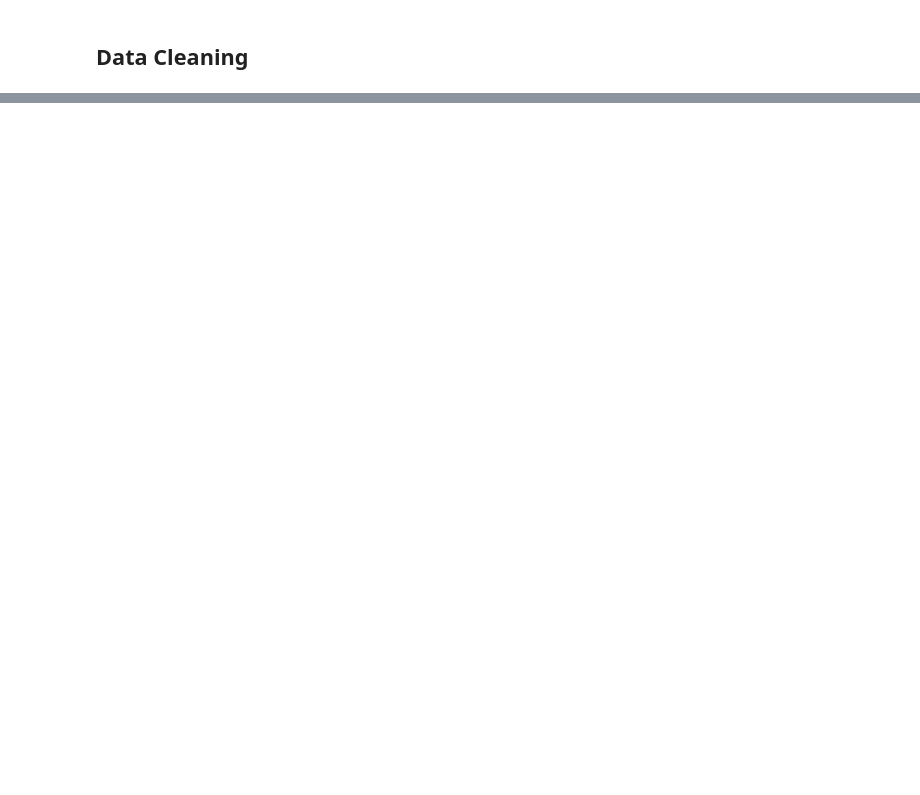
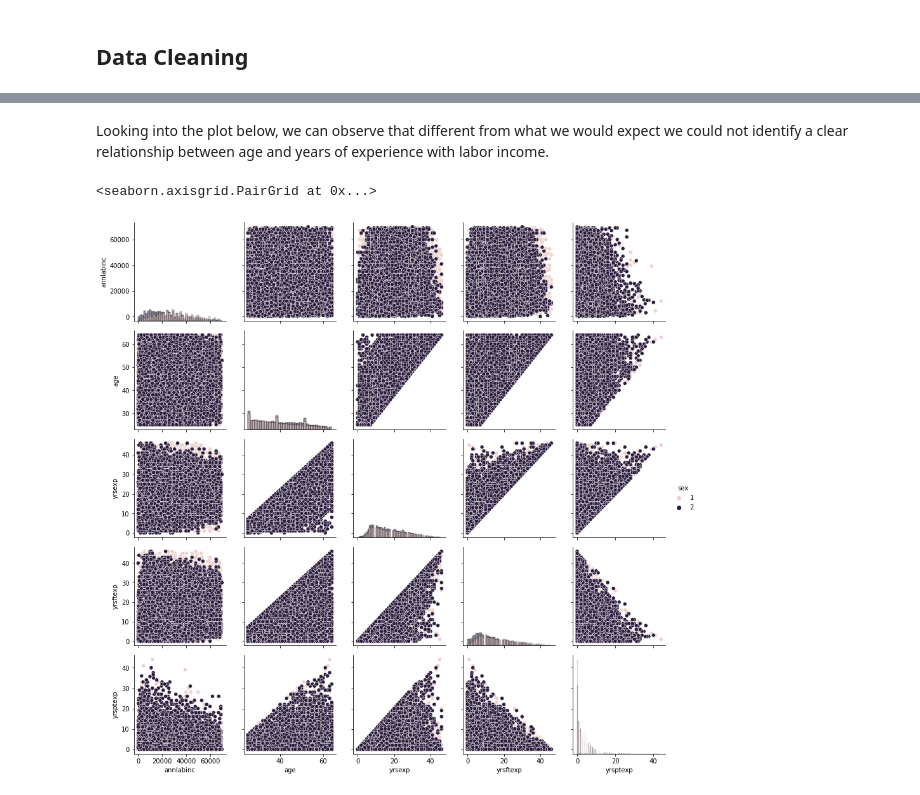
Before and after one commit to jcalvesoliveira/gender-pay-gap, a Jupyter notebook: notebooks/1.0-jo-initial-data-exploration.ipynb, the cells around one changed output, grey strips where cells are left out. Cells and saved outputs as stored; diff of their text form; code cells hidden in the pictures; blank space fills up the shorter version.

```diff
--- a/notebooks/1.0-jo-initial-data-exploration.ipynb
+++ b/notebooks/1.0-jo-initial-data-exploration.ipynb
@@ -175,0 +176,10 @@ Name: annlabinc, dtype: float64
+# %% [markdown]
+Looking into the plot below, we can observe that different from what we would expect we could not identify a clear relationship between age and years of experience with labor income.
+# %%
+g = sns.PairGrid(psid[['annlabinc','age','sex','yrsexp','yrsftexp','yrsptexp']], hue="sex")
+g.map_diag(sns.histplot)
+g.map_offdiag(sns.scatterplot)
+g.add_legend()
+# %% [output]
+<seaborn.axisgrid.PairGrid at 0x...>
+[figure, added]
```
Also changed, not shown: parts of 13 cells of this notebook.
